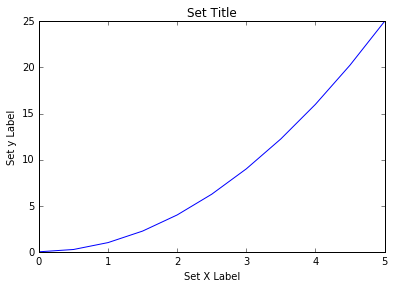
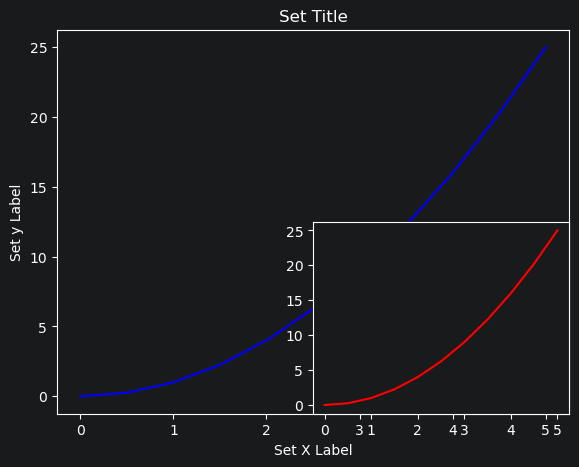
Code edit (unified diff) that turned the first committed figure into the second:
--- before
+++ after
@@ -3,7 +3,10 @@
 
 # Add set of axes to figure
-axes = fig.add_axes([0.1, 0.1, 0.8, 0.8]) # left, bottom, width, height (range 0 to 1)
+axes = fig.add_axes([0.1, 0.1, 0.4*2, 0.4*2])
+axes1 = fig.add_axes([0.5, 0.1, 0.4, 0.4])
+# left, bottom, width, height (range 0 to 1)
 
 # Plot on that set of axes
+axes1.plot(x, y, 'r')
 axes.plot(x, y, 'b')
 axes.set_xlabel('Set X Label') # Notice the use of set_ to begin methods

Commit: e